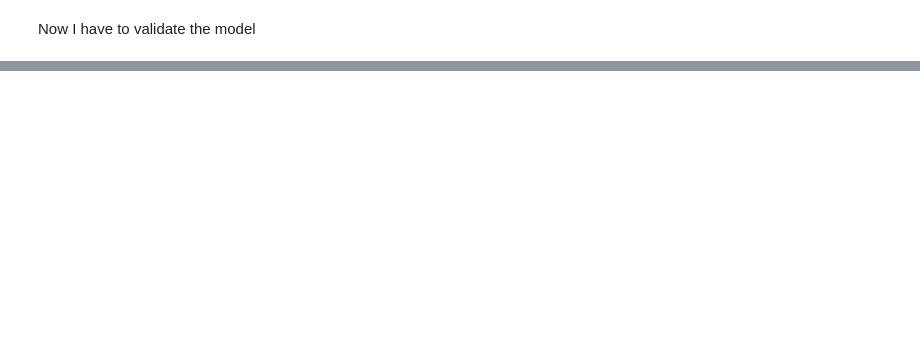
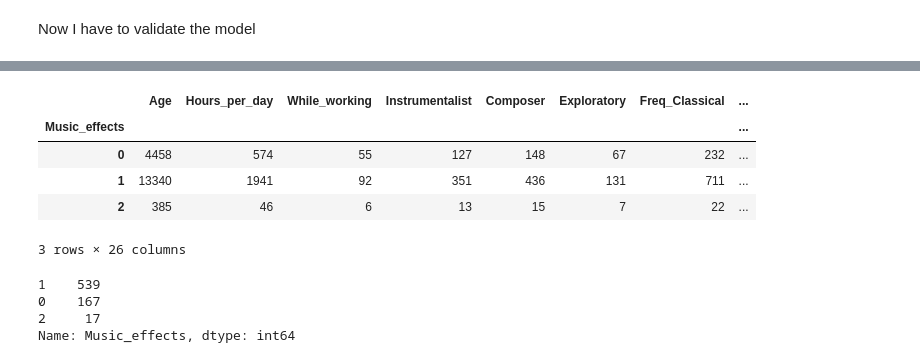
Before and after one commit to alessiasanfelici/Programming-2022-2023, a Jupyter notebook: Project_Programming (1).ipynb, the cells around one changed output, grey strips where cells are left out. Saved outputs shown, nothing was run; the diff lists cells and outputs as text; code cells hidden in the pictures; blank space fills up the shorter version.

```diff
--- a/Project_Programming (1).ipynb
+++ b/Project_Programming (1).ipynb
@@ -455,0 +491,16 @@ Now I have to validate the model
+# %%
+music_health_df.groupby(["Music_effects"]).sum()
+# %% [output]
+|  | Age | Hours_per_day | While_working | Instrumentalist | Composer | Exploratory | Freq_Classical | ... |
+| Music_effects |  |  |  |  |  |  |  | ... |
+| 0 | 4458 | 574 | 55 | 127 | 148 | 67 | 232 | ... |
+| 1 | 13340 | 1941 | 92 | 351 | 436 | 131 | 711 | ... |
+| 2 | 385 | 46 | 6 | 13 | 15 | 7 | 22 | ... |
+3 rows × 26 columns
+# %%
+music_health_df["Music_effects"].value_counts()
+# %% [output]
+1    539
+0    167
+2     17
+Name: Music_effects, dtype: int64
```
Also changed, not shown: parts of 11 cells of this notebook, 1 other file.
